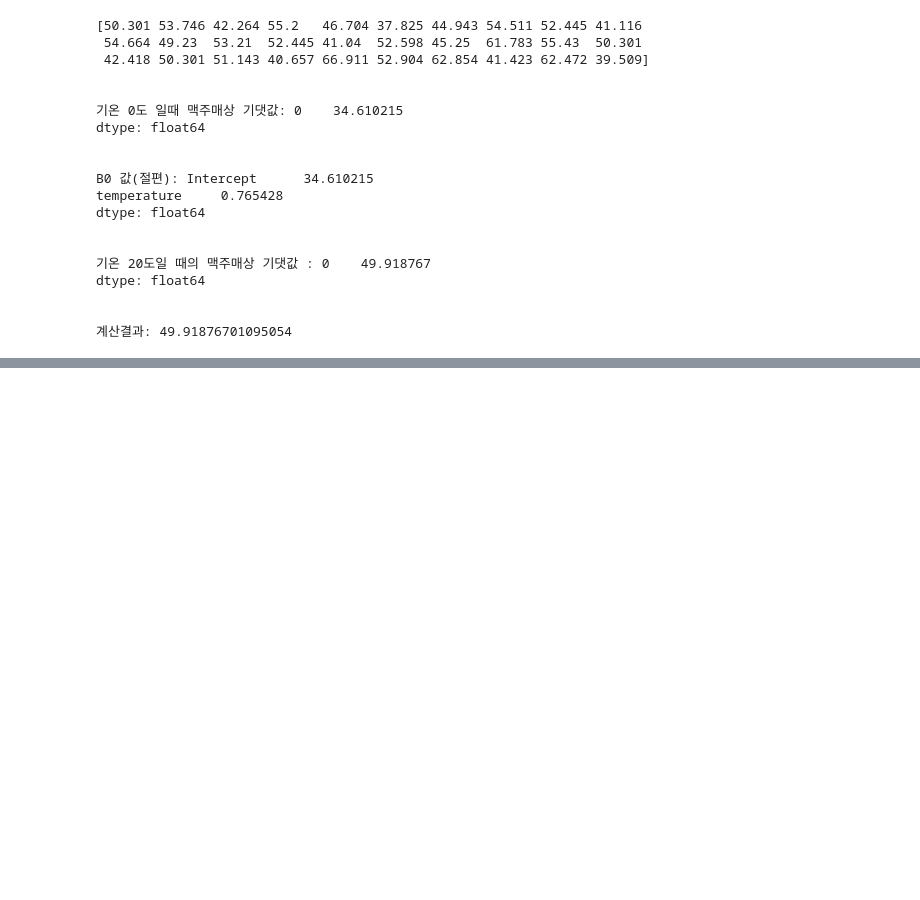
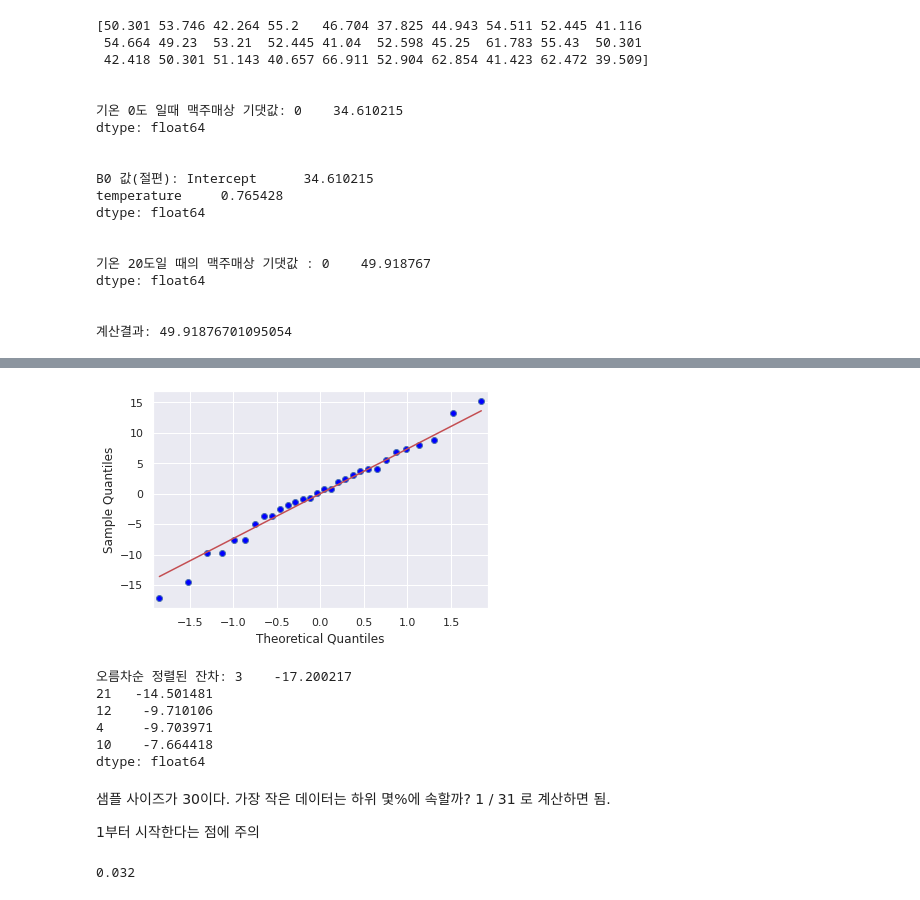
Before and after one commit to johyunkang/adp_certificate, a Jupyter notebook: stats_textbook_05.ipynb, the cells around one changed output, grey strips where cells are left out. Drawn from its saved outputs; the diff is of its cells as text; code cells hidden in the pictures; blank space fills up the shorter version.

```diff
--- a/stats_textbook_05.ipynb
+++ b/stats_textbook_05.ipynb
@@ -209,0 +348,22 @@ dtype: float64
+# %%
+fig = sm.qqplot(resid, line="s")
+# %% [output]
+[figure, added]
+# %%
+resid_sort = resid.sort_values()
+print('오름차순 정렬된 잔차:', resid_sort.head())
+# %% [output]
+오름차순 정렬된 잔차: 3    -17.200217
+21   -14.501481
+12    -9.710106
+4     -9.703971
+10    -7.664418
+dtype: float64
+# %% [markdown]
+샘플 사이즈가 30이다. 가장 작은 데이터는 하위 몇%에 속할까? 1 / 31 로 계산하면 됨.
+
+1부터 시작한다는 점에 주의
+# %%
+1/31
+# %% [output]
+0.032
```
Also changed, not shown: parts of 22 cells of this notebook.
